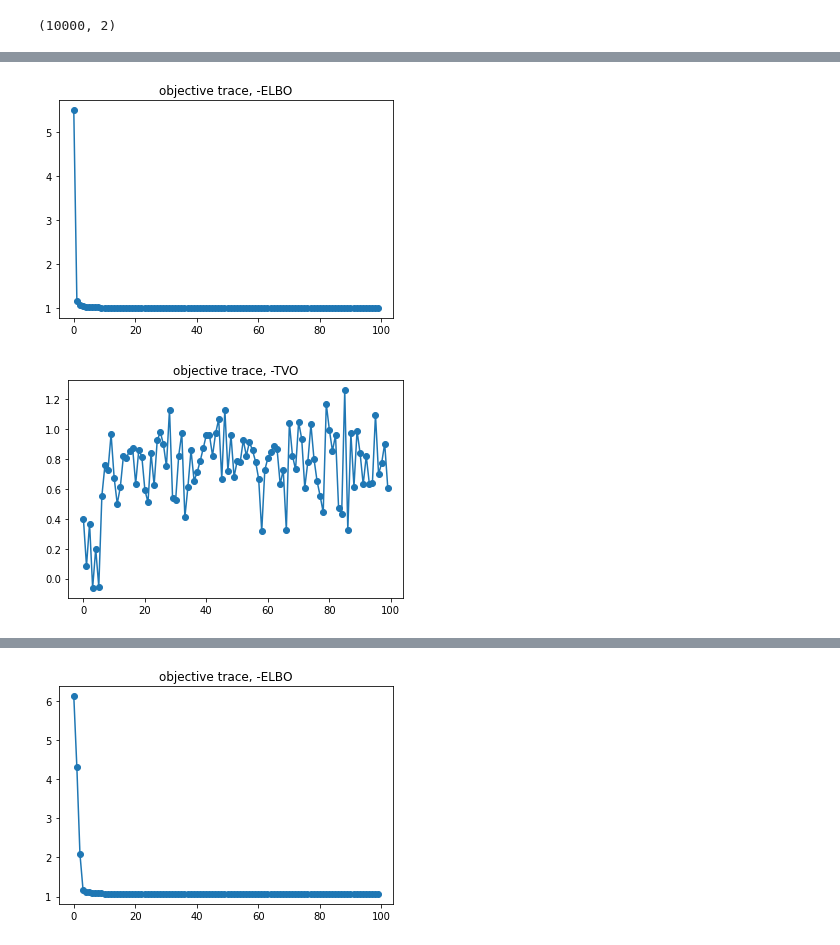
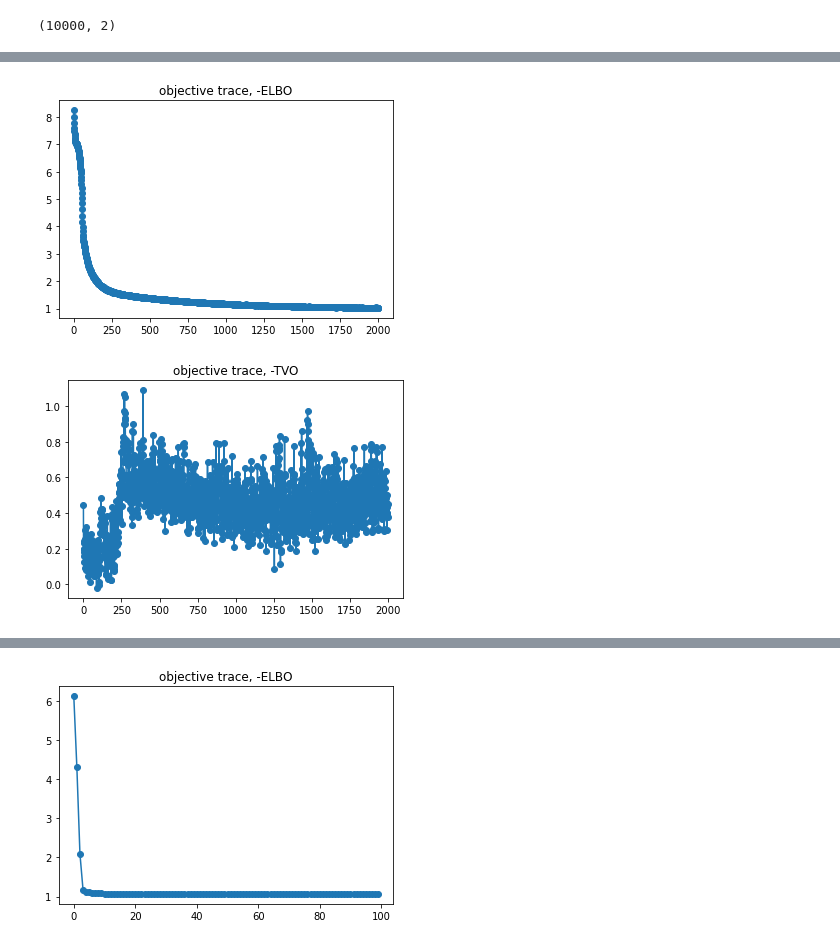
Before and after one commit to minhuanli/am207-tvo-project, a Jupyter notebook: notebooks/VAE_torch_exp.ipynb, the cells around one changed output, grey strips where cells are left out. Cells and saved outputs as stored; diff of their text form; code cells hidden in the pictures.

```diff
--- a/notebooks/VAE_torch_exp.ipynb
+++ b/notebooks/VAE_torch_exp.ipynb
@@ -606,5 +606,6 @@ x_var=0.02
 dpath=r"../data/CrossCurves_x.npy"
 x_train=np.load(dpath).T
 print(x_train.shape)
+x_train = x_train[np.random.choice(10000, size=2000)]
 # %% [output]
 (10000, 2)
@@ -611,17 +632,17 @@ print(x_train.shape)
 # %%
-elbo_vae_instance = random_start_ELBO_VAE(x_train, x_var = x_var, hidden_layers = 3, learning_rate = 1e-3, z_dim=2, n_epochs=50, batch_size=100)
+elbo_vae_instance = random_start_ELBO_VAE(x_train, x_var = x_var, hidden_layers = 3, learning_rate = 1e-3, z_dim=1, n_epochs=500, batch_size=500, report_iter=1)
 plt.plot(elbo_vae_instance.objective_trace, 'o-')
 plt.title('objective trace, -ELBO')
 plt.show()
 # %% [output]
-[figure, old version]
+[figure, new version]
 # %%
-tvo_vae_instance = random_start_TVO_VAE(x_train, x_var = x_var, hidden_layers = 3, learning_rate = 1e-3, z_dim=2, n_epochs=50, batch_size=100)
+tvo_vae_instance = random_start_TVO_VAE(x_train, x_var = x_var, hidden_layers = 3, learning_rate = 1e-3, z_dim=1, n_epochs=500, batch_size=500, report_iter=1)
 plt.plot(tvo_vae_instance.objective_trace, 'o-')
 plt.title('objective trace, -TVO')
 plt.show()
 # %% [output]
-[figure, old version]
+[figure, new version]
 # %%
 compare_VAE(elbo_vae_instance, tvo_vae_instance, x_train, x_var=x_var, lim=1)
 # %% [output]
```
Also changed, not shown: parts of 7 cells of this notebook.
